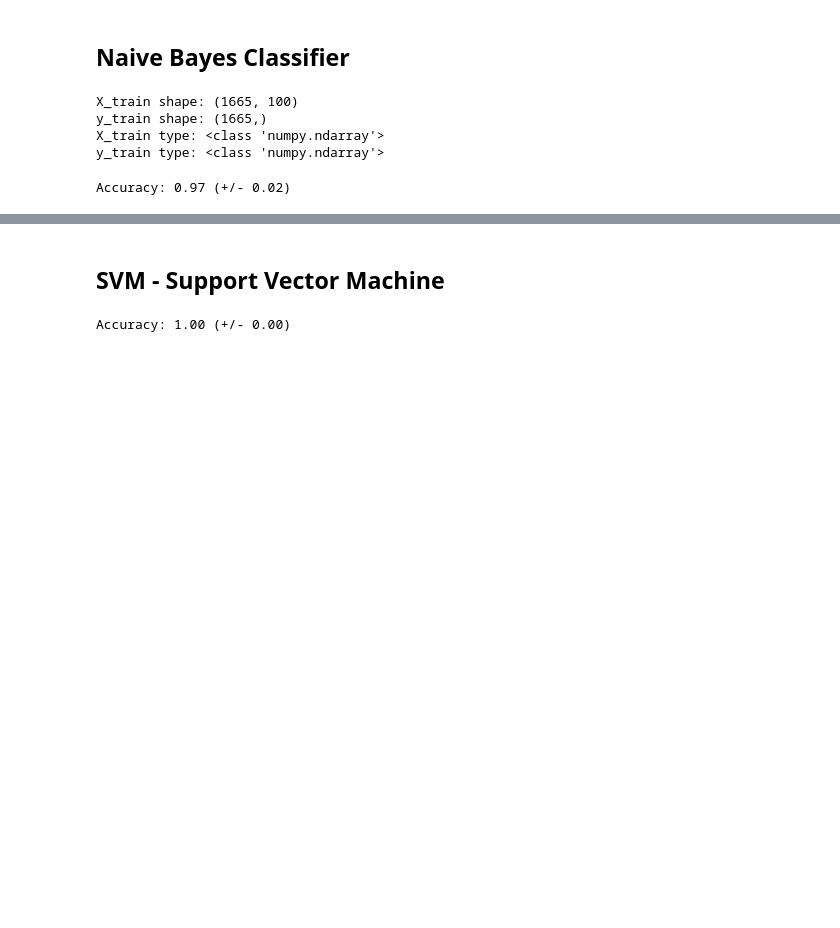
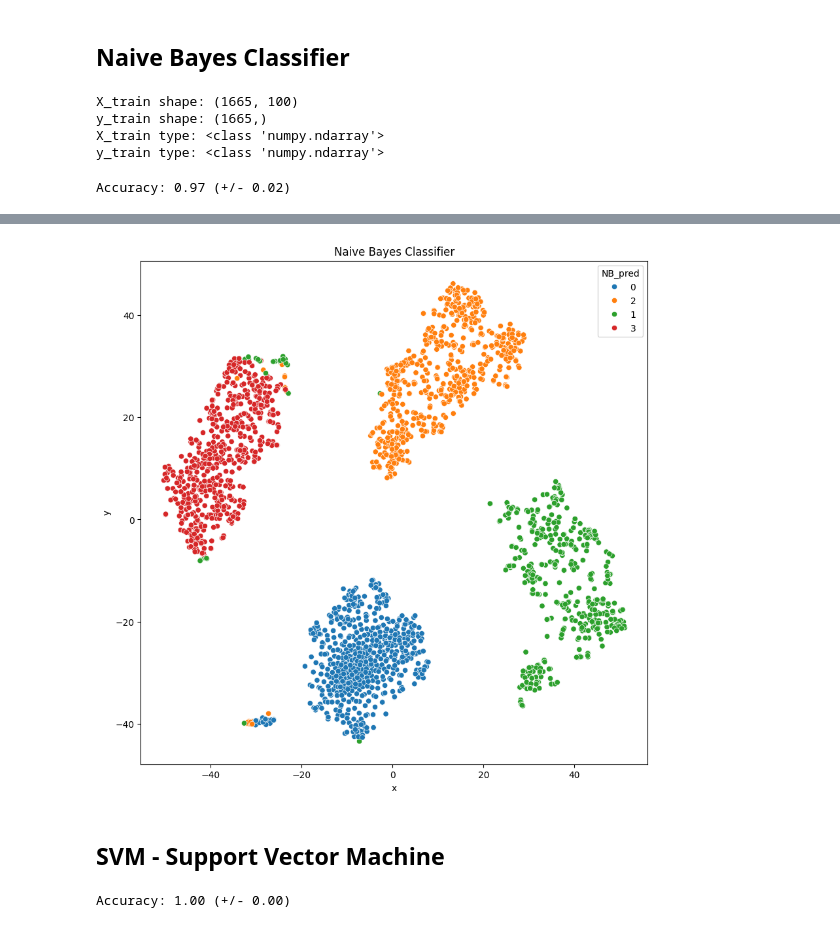
Before and after one commit to dattali18/IR_Assignments, a Jupyter notebook: Assignment.02/notebooks/IR_02_Classification.ipynb, the cells around one changed output, grey strips where cells are left out. Cells and saved outputs as stored; diff of their text form; code cells hidden in the pictures; blank space fills up the shorter version.

```diff
--- a/Assignment.02/notebooks/IR_02_Classification.ipynb
+++ b/Assignment.02/notebooks/IR_02_Classification.ipynb
@@ -75,12 +76,16 @@ Name: std_vector, dtype: object
 # %%
-# plot the data using t-SNE
+# visualize the real cluster using t-SNE
 
 from sklearn.manifold import TSNE
 
 tsne = TSNE(n_components=2, random_state=0)
 
-df_tsne = df['std_vector'].apply(lambda x: tsne.fit_transform(np.array(x).reshape(-1, 1)).flatten())
-df_tsne = pd.DataFrame(df_tsne.to_list(), columns=['x', 'y'])
+# transofrm the df['vector'] to dataframe with freatuer 0 - 99 for
+df_copy = df['std_vector'].apply(pd.Series)
+
+df_tsne = tsne.fit_transform(df_copy)
+
+df_tsne = pd.DataFrame(df_tsne, columns=['x', 'y'])
 
 df_tsne['cluster'] = df['cluster']
 # %%
@@ -154,10 +164,15 @@ plt.show()
 # %%
 # get the calssification report for all X from the model and color the results using the tsne plot
 df_tsne['NB_pred'] = gnb.predict(X)
 
 
 plt.figure(figsize=(10, 10))
 
+#  add title
+plt.title("Naive Bayes Classifier")
+
 sns.scatterplot(data=df_tsne, x="x", y="y", hue="NB_pred")
 
 plt.show()
+# %% [output]
+[figure, added]
```
Also changed, not shown: parts of 18 cells of this notebook, 3 other files.
